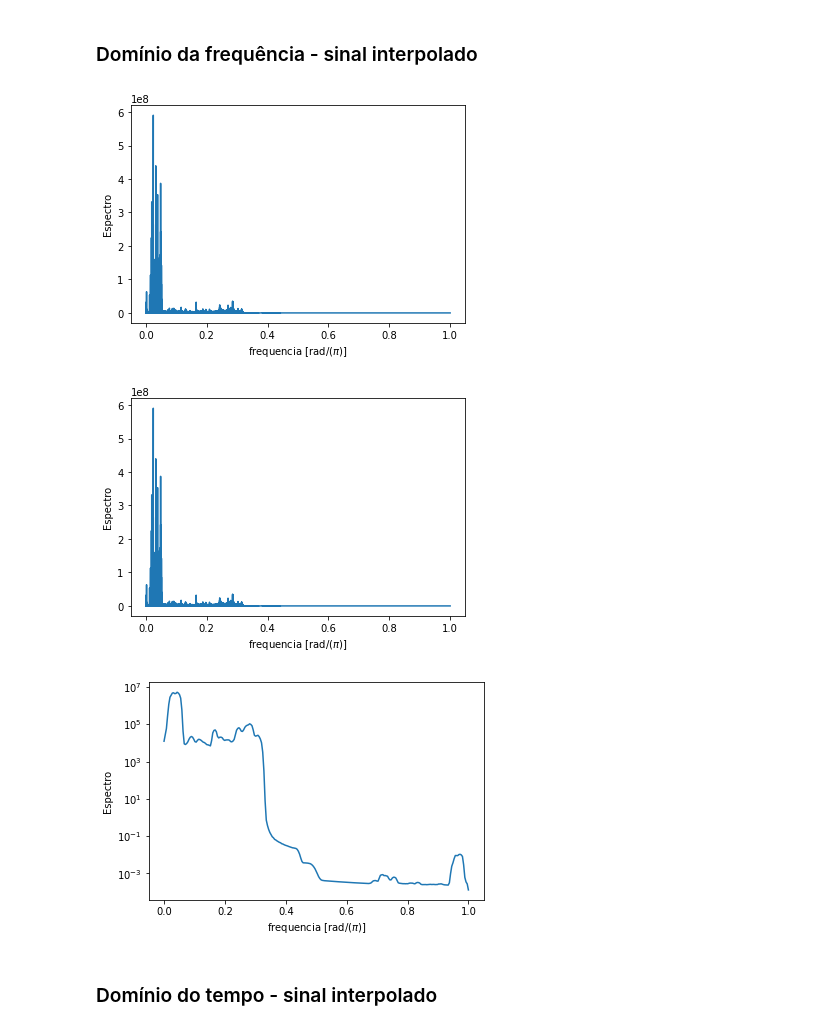
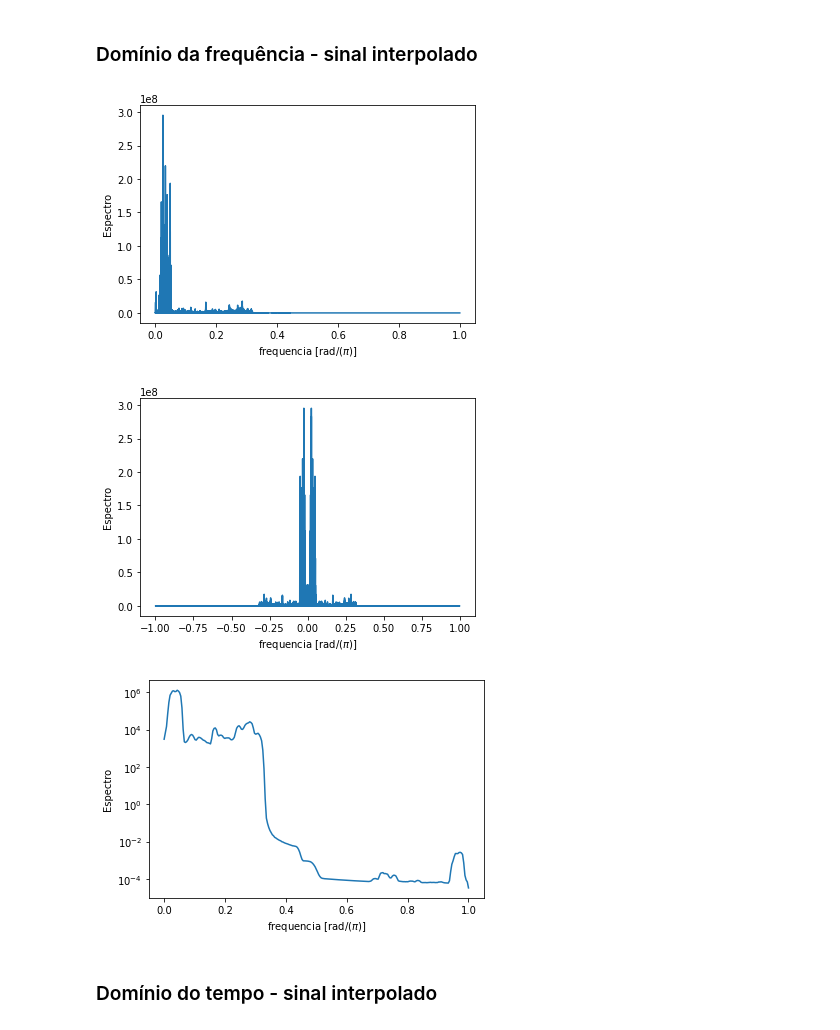
Before and after one commit to andre-meneses/Processamento-digital-de-sinais, a Jupyter notebook: filtro.ipynb, the cells around one changed output. Drawn from its saved outputs; the diff is of its cells as text; code cells hidden in the pictures.

```diff
--- a/filtro.ipynb
+++ b/filtro.ipynb
@@ -69,14 +69,14 @@ n = data.shape[0]
 normalized_l = np.int16((data_l / data_l.max()) * 32767)
 normalized_r = np.int16((data_l / data_r.max()) * 32767)
 
-t = n / samplerate
+t = 1 / samplerate
 
-yf_l = rfft(normalized_l)
-xf_l = rfftfreq(n, t)
+yf_l = fft(normalized_l)
+xf_l = fftfreq(n, t)
 xf_l = [x*t*2 for x in xf_l]
 
-yf_r = rfft(normalized_l)
-xf_r = rfftfreq(n, t)
+yf_r = fft(normalized_l)
+xf_r = fftfreq(n, t)
 xf_r = [x*t*2 for x in xf_r]
 
 #Esquerdo
@@ -270,58 +281,53 @@ print(normalized_l)
 # %%
 y_inter_l = convolution.overlap_add(y_up_l, h, 878)
 y_inter_r = convolution.overlap_add(y_up_r, h, 878)
-
-#Ganho de 2
-
-y_inter_l = [2*y_inter_l[n] for n in range(len(y_inter_l))]
-y_inter_r = [2*y_inter_r[n] for n in range(len(y_inter_r))]
 # %% [markdown]
 ### Domínio da frequência - sinal interpolado
 # %%
 ###########################################################
 #FFT Sinal interpolado - Esquerdo
 
-yf_l = rfft(y_inter_l)
-xf_l = rfftfreq(n*2 + 146, t)
+yf_l = fft(y_inter_l)
+xf_l = fftfreq(n*2 + 146, t)
 xf_l = [x*t*2 for x in xf_l]
 
 plt.figure(25)
-plt.plot(xf_l, np.abs(yf_l))
+plt.plot(xf_l[:len(xf_l)//2], np.abs(yf_l[:len(yf_l)//2]))
 plt.xlabel('frequencia [rad/($\pi$)]')
 plt.ylabel('Espectro')
 plt.show()
 #######################################################
 #FFT Sinal interpolado - Direito
 
-yf_r = rfft(y_inter_r)
-xf_r = rfftfreq(n*2 + 146, t)
+yf_r = fft(y_inter_r)
+xf_r = fftfreq(n*2 + 146, t)
 xf_r = [x*t*2 for x in xf_r]
 
 plt.figure(26)
 plt.plot(xf_r, np.abs(yf_r))
 plt.xlabel('frequencia [rad/($\pi$)]')
 plt.ylabel('Espectro')
 plt.show()
 
 ############################################################
 #Estima o espectro do sinal utilizando a funcao welch
 x  = y_inter_l # canal esquerdo
 fs = 2
 #fs = samplerate
 f, Pxx_spec = welch(x, fs, 'flattop', 512, scaling='spectrum')
 
 #Plota o espectro do sinal para frequencias normalizadas entre 0 1 pi
 #(frequencias positivas)
 
 plt.figure(5)
 plt.semilogy(f, Pxx_spec)
 plt.xlabel('frequencia [rad/($\pi$)]')
 plt.ylabel('Espectro')
 plt.show()
 # %% [output]
-[figure, old version]
+[figure, new version]
-[figure, old version]
+[figure, new version]
-[figure, old version]
+[figure, new version]
 # %% [markdown]
 ### Domínio do tempo - sinal interpolado
 # %%
```
Also changed, not shown: parts of 10 cells of this notebook.
